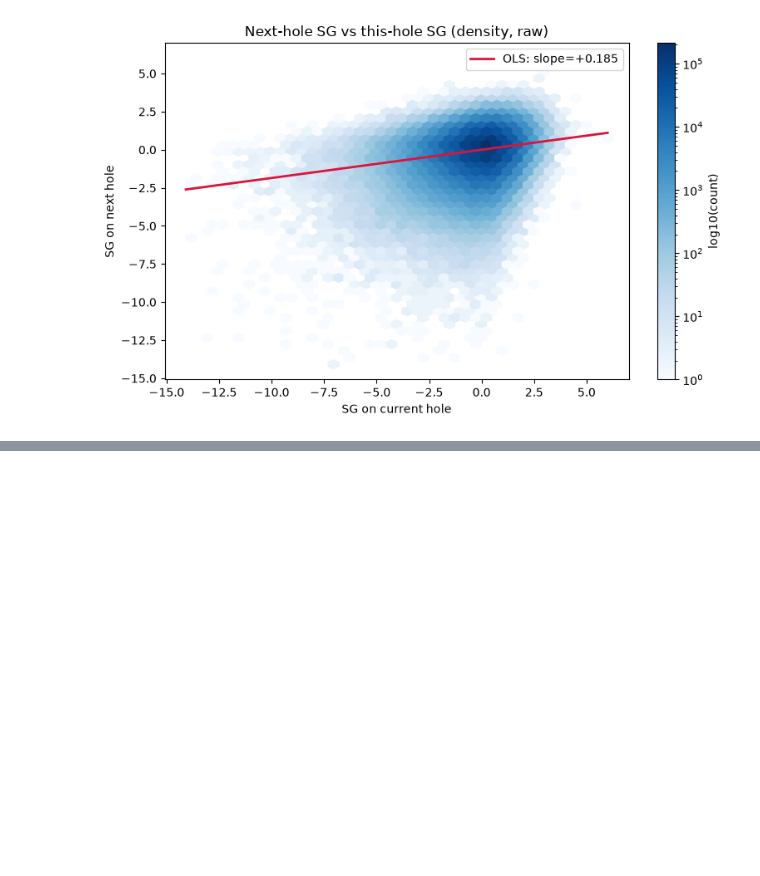
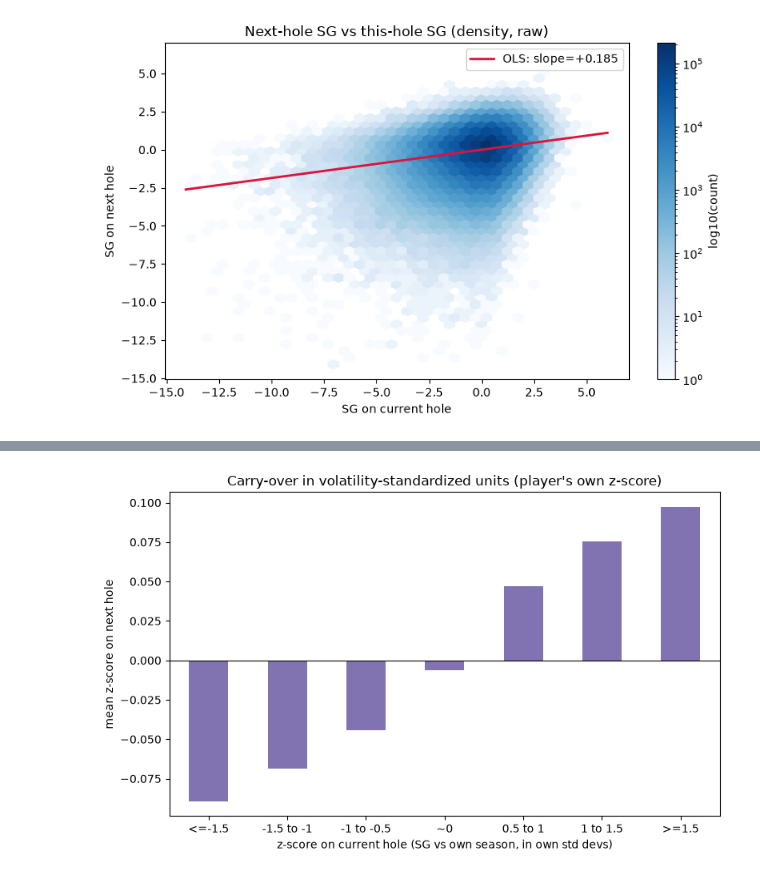
Before and after one commit to CharlieHubbard7/college_golf, a Jupyter notebook: college_golf.ipynb, the cells around one changed output, grey strips where cells are left out. Drawn from its saved outputs; the diff is of its cells as text; code cells hidden in the pictures; blank space fills up the shorter version.

```diff
--- a/college_golf.ipynb
+++ b/college_golf.ipynb
@@ -421,0 +479,23 @@ plt.tight_layout(); plt.show()
+# %%
+# ---- Volatility index: each player-season's std of hole-level SG ----
+# MIN_SEASON_HOLES is defined above (and already used for the leave-one-out sg_season_mean);
+# reused here so the mean and the std apply to the identical set of player-seasons.
+season_holes = d3.groupby(["player_id", "season_id"])["sg"].transform("size")
+d3["sg_season_vol"] = d3.groupby(["player_id", "season_id"])["sg"].transform("std")
+
+valid_vol = (
+    (season_holes >= MIN_SEASON_HOLES)
+    & d3["sg_season_vol"].notna()
+    & (d3["sg_season_vol"] > 0)
+)
+print(f"player-season holes meeting the >= {MIN_SEASON_HOLES}-hole volatility threshold: "
+      f"{valid_vol.mean()*100:.1f}%")
+
+# z-score current/next hole using the SAME player-season mean & std (only where volatility is trustworthy)
+d3["sg_z"]      = np.where(valid_vol, d3["sg_r"]      / d3["sg_season_vol"], np.nan)
+d3["sg_next_z"] = np.where(valid_vol, d3["sg_next_r"] / d3["sg_season_vol"], np.nan)
+d3["diff_z"]    = d3["sg_next_z"] - d3["sg_z"]
+
+zpair = d3.dropna(subset=["sg_z", "sg_next_z"])
+print(f"n pairs with a valid z-score both holes: {len(zpair):,}")
+print(zpair["sg_z"].describe().round(3).to_string())
@@ -421,0 +528,18 @@ plt.tight_layout(); plt.show()
+# %%
+# Graph: binned z-score carry-over -> next-hole z-score by bucket of this-hole z-score
+z_bins = [-np.inf, -1.5, -1, -0.5, 0.5, 1, 1.5, np.inf]
+z_labels = ["<=-1.5", "-1.5 to -1", "-1 to -0.5", "~0", "0.5 to 1", "1 to 1.5", ">=1.5"]
+zres = d3.dropna(subset=["sg_z", "sg_next_z"]).copy()
+zres["sg_z_bin"] = pd.cut(zres["sg_z"], bins=z_bins, labels=z_labels)
+binned_z = zres.groupby("sg_z_bin", observed=True)["sg_next_z"].mean()
+
+fig, ax = plt.subplots(figsize=(8, 5))
+binned_z.plot(kind="bar", ax=ax, color="#8172b2")
+ax.axhline(0, color="k", lw=0.8)
+ax.set_title("Carry-over in volatility-standardized units (player's own z-score)")
+ax.set_xlabel("z-score on current hole (SG vs own season, in own std devs)")
+ax.set_ylabel("mean z-score on next hole")
+ax.tick_params(axis="x", rotation=0)
+plt.tight_layout(); plt.show()
+# %% [output]
+[figure, added]
```
Also changed, not shown: parts of 16 cells of this notebook.
